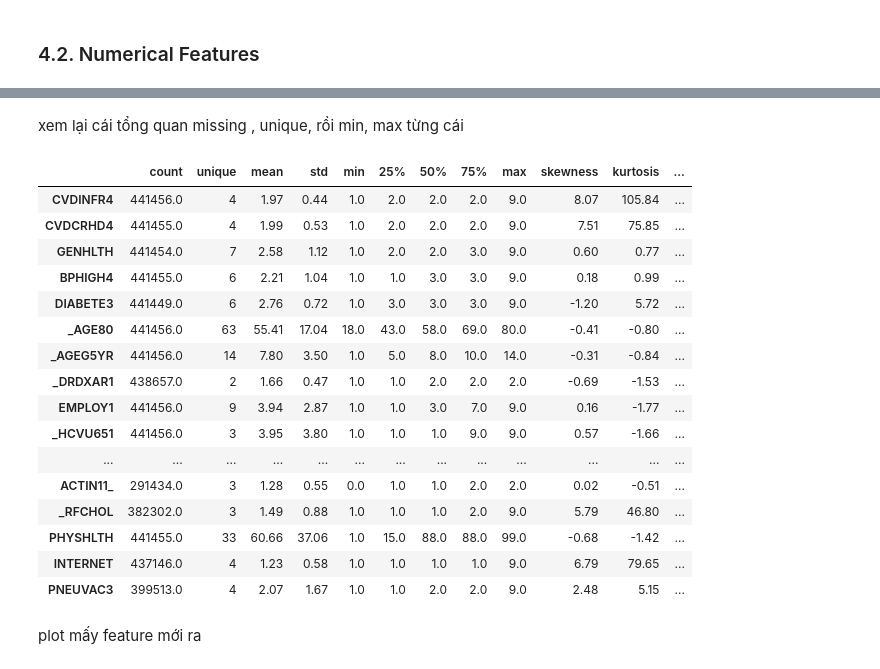
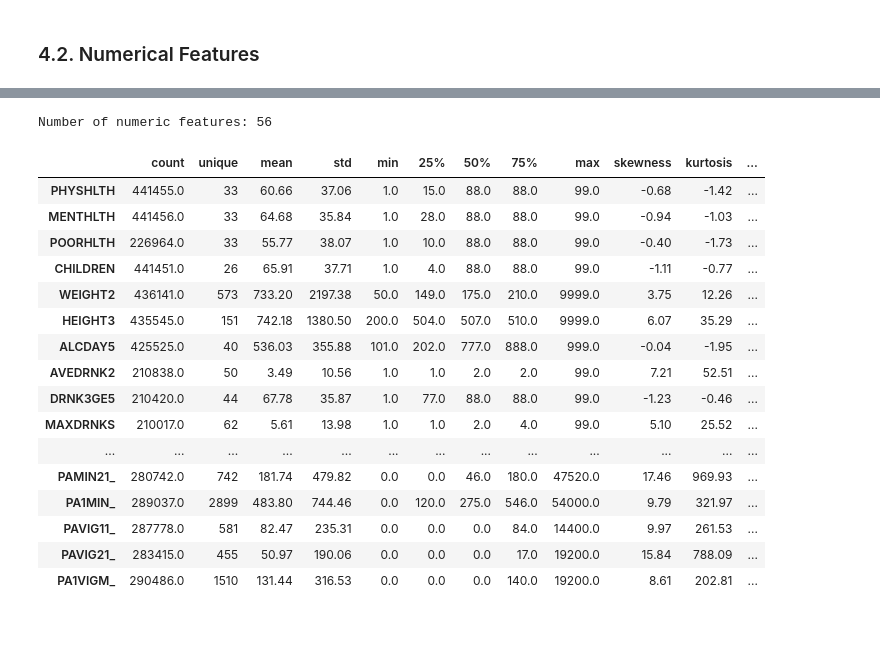
Before and after one commit to thuhang012/DataPrepPrj, a Jupyter notebook: notebooks/01_eda_raw.ipynb, the cells around one changed output, grey strips where cells are left out. Drawn from its saved outputs; the diff is of its cells as text; code cells hidden in the pictures; blank space fills up the shorter version.

```diff
--- a/notebooks/01_eda_raw.ipynb
+++ b/notebooks/01_eda_raw.ipynb
@@ -540,30 +332,31 @@ PNEUVAC3  0.102862  0.054457  0.078659
-# %% [markdown]
-xem lại cái tổng quan missing , unique, rồi min, max từng cái
 # %%
-num_summary = df_clean[top_num].describe().T
-num_summary['missing_%'] = df_clean[top_num].isna().mean() * 100
-num_summary['skewness'] = df_clean[top_num].skew()
-num_summary['kurtosis'] = df_clean[top_num].kurt()
-num_summary['unique'] = df_clean[top_num].nunique()
+# Number of numeric features
+print(f'Number of numeric features: {len(numeric_vars)}')
+
+# Descriptive statistics for numeric features
+num_summary = df[numeric_vars].describe().T
+num_summary['missing_%'] = df[numeric_vars].isna().mean() * 100
+num_summary['skewness'] = df[numeric_vars].skew()
+num_summary['kurtosis'] = df[numeric_vars].kurt()
+num_summary['unique'] = df[numeric_vars].nunique()
 num_summary = num_summary[['count', 'unique', 'mean', 'std', 'min', '25%', '50%', '75%', 'max', 'skewness', 'kurtosis', 'missing_%']]
 num_summary.round(2)
 # %% [output]
+Number of numeric features: 56
 |  | count | unique | mean | std | min | 25% | 50% | 75% | max | skewness | kurtosis | ... |
-| CVDINFR4 | 441456.0 | 4 | 1.97 | 0.44 | 1.0 | 2.0 | 2.0 | 2.0 | 9.0 | 8.07 | 105.84 | ... |
-| CVDCRHD4 | 441455.0 | 4 | 1.99 | 0.53 | 1.0 | 2.0 | 2.0 | 2.0 | 9.0 | 7.51 | 75.85 | ... |
-| GENHLTH | 441454.0 | 7 | 2.58 | 1.12 | 1.0 | 2.0 | 2.0 | 3.0 | 9.0 | 0.60 | 0.77 | ... |
-| BPHIGH4 | 441455.0 | 6 | 2.21 | 1.04 | 1.0 | 1.0 | 3.0 | 3.0 | 9.0 | 0.18 | 0.99 | ... |
-| DIABETE3 | 441449.0 | 6 | 2.76 | 0.72 | 1.0 | 3.0 | 3.0 | 3.0 | 9.0 | -1.20 | 5.72 | ... |
-| _AGE80 | 441456.0 | 63 | 55.41 | 17.04 | 18.0 | 43.0 | 58.0 | 69.0 | 80.0 | -0.41 | -0.80 | ... |
-| _AGEG5YR | 441456.0 | 14 | 7.80 | 3.50 | 1.0 | 5.0 | 8.0 | 10.0 | 14.0 | -0.31 | -0.84 | ... |
-| _DRDXAR1 | 438657.0 | 2 | 1.66 | 0.47 | 1.0 | 1.0 | 2.0 | 2.0 | 2.0 | -0.69 | -1.53 | ... |
-| EMPLOY1 | 441456.0 | 9 | 3.94 | 2.87 | 1.0 | 1.0 | 3.0 | 7.0 | 9.0 | 0.16 | -1.77 | ... |
-| _HCVU651 | 441456.0 | 3 | 3.95 | 3.80 | 1.0 | 1.0 | 1.0 | 9.0 | 9.0 | 0.57 | -1.66 | ... |
+| PHYSHLTH | 441455.0 | 33 | 60.66 | 37.06 | 1.0 | 15.0 | 88.0 | 88.0 | 99.0 | -0.68 | -1.42 | ... |
+| MENTHLTH | 441456.0 | 33 | 64.68 | 35.84 | 1.0 | 28.0 | 88.0 | 88.0 | 99.0 | -0.94 | -1.03 | ... |
+| POORHLTH | 226964.0 | 33 | 55.77 | 38.07 | 1.0 | 10.0 | 88.0 | 88.0 | 99.0 | -0.40 | -1.73 | ... |
+| CHILDREN | 441451.0 | 26 | 65.91 | 37.71 | 1.0 | 4.0 | 88.0 | 88.0 | 99.0 | -1.11 | -0.77 | ... |
+| WEIGHT2 | 436141.0 | 573 | 733.20 | 2197.38 | 50.0 | 149.0 | 175.0 | 210.0 | 9999.0 | 3.75 | 12.26 | ... |
+| HEIGHT3 | 435545.0 | 151 | 742.18 | 1380.50 | 200.0 | 504.0 | 507.0 | 510.0 | 9999.0 | 6.07 | 35.29 | ... |
+| ALCDAY5 | 425525.0 | 40 | 536.03 | 355.88 | 101.0 | 202.0 | 777.0 | 888.0 | 999.0 | -0.04 | -1.95 | ... |
+| AVEDRNK2 | 210838.0 | 50 | 3.49 | 10.56 | 1.0 | 1.0 | 2.0 | 2.0 | 99.0 | 7.21 | 52.51 | ... |
+| DRNK3GE5 | 210420.0 | 44 | 67.78 | 35.87 | 1.0 | 77.0 | 88.0 | 88.0 | 99.0 | -1.23 | -0.46 | ... |
+| MAXDRNKS | 210017.0 | 62 | 5.61 | 13.98 | 1.0 | 1.0 | 2.0 | 4.0 | 99.0 | 5.10 | 25.52 | ... |
 | ... | ... | ... | ... | ... | ... | ... | ... | ... | ... | ... | ... | ... |
-| ACTIN11_ | 291434.0 | 3 | 1.28 | 0.55 | 0.0 | 1.0 | 1.0 | 2.0 | 2.0 | 0.02 | -0.51 | ... |
-| _RFCHOL | 382302.0 | 3 | 1.49 | 0.88 | 1.0 | 1.0 | 1.0 | 2.0 | 9.0 | 5.79 | 46.80 | ... |
-| PHYSHLTH | 441455.0 | 33 | 60.66 | 37.06 | 1.0 | 15.0 | 88.0 | 88.0 | 99.0 | -0.68 | -1.42 | ... |
-| INTERNET | 437146.0 | 4 | 1.23 | 0.58 | 1.0 | 1.0 | 1.0 | 1.0 | 9.0 | 6.79 | 79.65 | ... |
-| PNEUVAC3 | 399513.0 | 4 | 2.07 | 1.67 | 1.0 | 1.0 | 2.0 | 2.0 | 9.0 | 2.48 | 5.15 | ... |
+| PAMIN21_ | 280742.0 | 742 | 181.74 | 479.82 | 0.0 | 0.0 | 46.0 | 180.0 | 47520.0 | 17.46 | 969.93 | ... |
+| PA1MIN_ | 289037.0 | 2899 | 483.80 | 744.46 | 0.0 | 120.0 | 275.0 | 546.0 | 54000.0 | 9.79 | 321.97 | ... |
+| PAVIG11_ | 287778.0 | 581 | 82.47 | 235.31 | 0.0 | 0.0 | 0.0 | 84.0 | 14400.0 | 9.97 | 261.53 | ... |
+| PAVIG21_ | 283415.0 | 455 | 50.97 | 190.06 | 0.0 | 0.0 | 0.0 | 17.0 | 19200.0 | 15.84 | 788.09 | ... |
+| PA1VIGM_ | 290486.0 | 1510 | 131.44 | 316.53 | 0.0 | 0.0 | 0.0 | 140.0 | 19200.0 | 8.61 | 202.81 | ... |
-# %% [markdown]
-plot mấy feature mới ra
```
Also changed, not shown: parts of 63 cells of this notebook, 1 other file.
